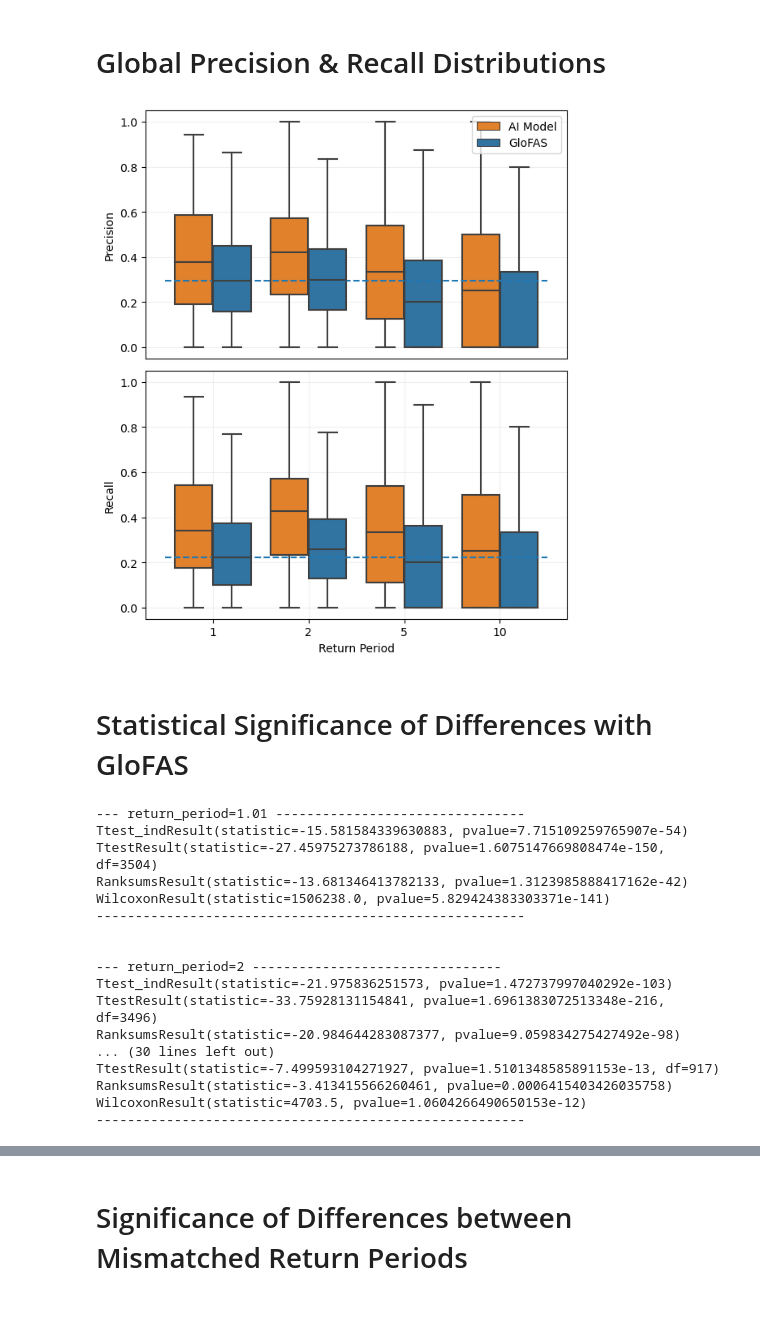
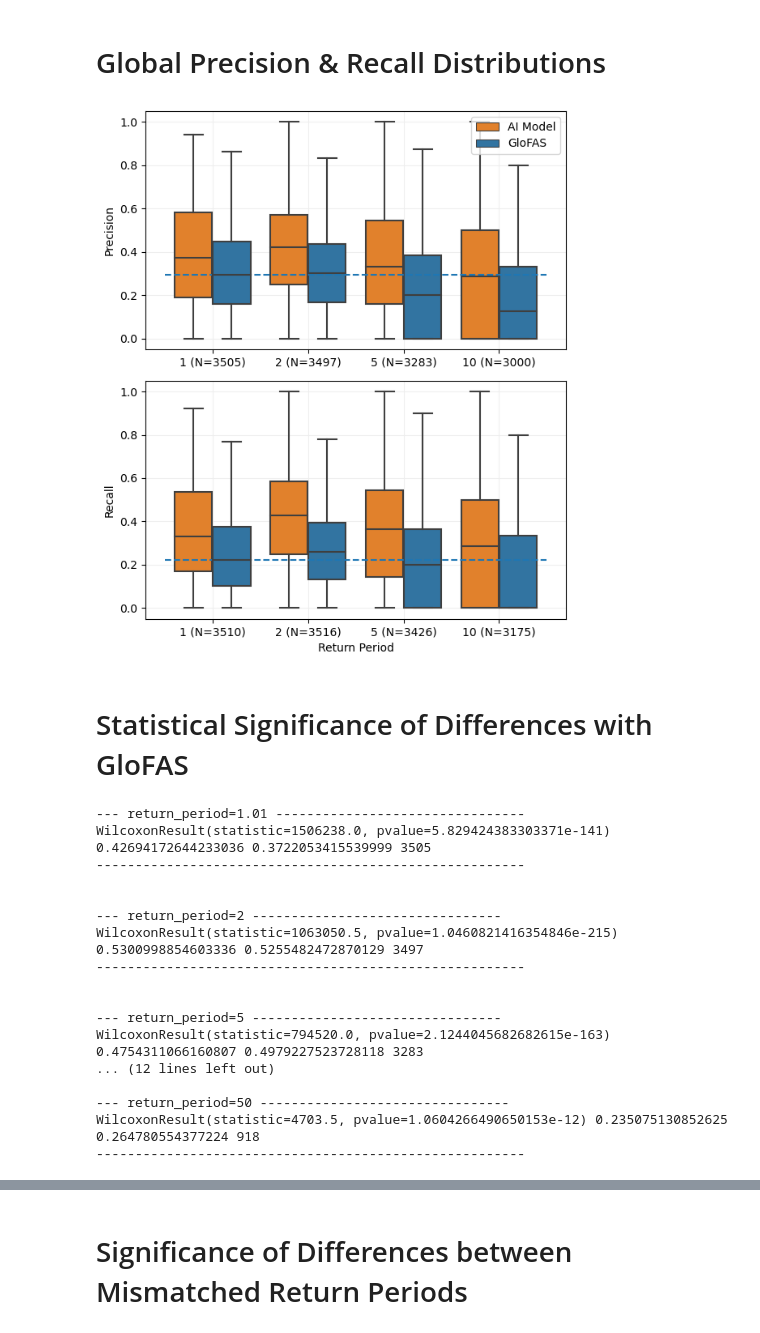
Before and after one commit to google-research-datasets/global_streamflow_model_paper, a Jupyter notebook: notebooks/figure3_return_period_reliability_distributions.ipynb, the cells around one changed output, grey strips where cells are left out. Saved outputs shown, nothing was run; the diff lists cells and outputs as text; code cells hidden in the pictures.

```diff
--- a/notebooks/figure3_return_period_reliability_distributions.ipynb
+++ b/notebooks/figure3_return_period_reliability_distributions.ipynb
@@ -58,55 +59,87 @@ fig, axes = plt.subplots(2, 1, figsize=(6, 7))
 metric = 'Precision'
 df1 = precisions_by_lead_time['google_1980'][baseline_experiment][lead_time][use_return_periods].copy()
 df2 = precisions_by_lead_time['glofas_1980'][comparison_experiment][lead_time][use_return_periods].copy()
+
+# Make sure that we compare apples to apples by dropping any gauge with a nan from either model.
+for return_period in use_return_periods:
+    df_merged = pd.concat(
+        [
+            df1[return_period].rename('google'),
+            df2[return_period].rename('glofas')
+        ], axis=1).dropna()
+    df1[return_period] = df_merged['google'].rename(return_period)
+    df2[return_period] = df_merged['glofas'].rename(return_period)
+
 df1['Model'] = evaluation_utils.EXPERIMENT_NAMES[baseline_experiment]
 df2['Model'] = evaluation_utils.EXPERIMENT_NAMES[comparison_experiment]
 df = pd.concat([df1, df2,], axis=0)
 df.reset_index(inplace=True)
 dd = pd.melt(df, id_vars=['index', 'Model'], value_vars=use_return_periods, var_name='Return Period')
 dd.rename(columns={'value': metric}, inplace=True)
+
+# Add sample size to x-tick labels
+dd.dropna(inplace=True)
 dd['Return Period'] = [int(val) for val in dd['Return Period']]
+return_period_sample_size = dd['Return Period'].value_counts()
+dd['Return Period'] = [f'{val} (N={int(return_period_sample_size[val]/2)})' for val in dd['Return Period']]
 
 bp_colors = [evaluation_utils.COLORS[1], evaluation_utils.COLORS[0]]
 bp = sns.boxplot(ax=axes[0], data=dd, x='Return Period', y=metric, hue='Model', showfliers=False, palette=bp_colors)
 axes[0].grid(c='#EEE')
 axes[0].set_axisbelow(True)
 axes[0].get_legend()
-axes[0].set_xticks([])
+# axes[0].set_xticks([])
 axes[0].set_xlabel(None)
 axes[0].legend(loc='upper right')
 
 axes[0].plot([-0.5, 3.5], [df2[1.01].median()]*2, c=evaluation_utils.COLORS[0], ls='--')
-
 
 # -----
 
 metric = 'Recall'
 df1 = recalls_by_lead_time['google_1980'][baseline_experiment][lead_time][use_return_periods].copy()
 df2 = recalls_by_lead_time['glofas_1980'][comparison_experiment][lead_time][use_return_periods].copy()
+
+# Make sure that we compare apples to apples by dropping any gauge with a nan from either model.
+for return_period in use_return_periods:
+    df_merged = pd.concat(
+        [
+            df1[return_period].rename('google'),
+            df2[return_period].rename('glofas')
+        ], axis=1).dropna()
+    df1[return_period] = df_merged['google'].rename(return_period)
+    df2[return_period] = df_merged['glofas'].rename(return_period)
+
 df1['Model'] = evaluation_utils.EXPERIMENT_NAMES[baseline_experiment]
 df2['Model'] = evaluation_utils.EXPERIMENT_NAMES[comparison_experiment]
-df = pd.concat([df1, df2,], axis=0)
+df = pd.concat([df1, df2], axis=0)
 df.reset_index(inplace=True)
 dd = pd.melt(df, id_vars=['index', 'Model'], value_vars=use_return_periods, var_name='Return Period')
 dd.rename(columns={'value': metric}, inplace=True)
 dd['Return Period'] = [int(val) for val in dd['Return Period']]
+
+# Add sample size to x-tick labels
+dd.dropna(inplace=True)
+dd['Return Period'] = [int(val) for val in dd['Return Period']]
+return_period_sample_size = dd['Return Period'].value_counts()
+dd['Return Period'] = [f'{val} (N={int(return_period_sample_size[val]/2)})' for val in dd['Return Period']]
 
 bp_colors = [evaluation_utils.COLORS[1], evaluation_utils.COLORS[0]]
 bp = sns.boxplot(ax=axes[1], data=dd, x='Return Period', y=metric, hue='Model', showfliers=False, palette=bp_colors)
 axes[1].grid(c='#EEE')
 axes[1].set_axisbelow(True)
 axes[1].legend().remove()
 axes[1].set_xlabel(None)
 # axes[1].set_xticks([])
 axes[1].set_xlabel('Return Period')
 
 axes[1].plot([-0.5, 3.5], [df2[1.01].median()]*2, c=evaluation_utils.COLORS[0], ls='--')
 
 plt.tight_layout()
 
 evaluation_utils.save_figure(data_paths.RETURN_PERIOD_RELIABILITY_DISTRIBUTIONS_FILENAME)
 # %% [output]
-[figure, old version]
+[figure, new version]
 # %% [markdown]
 # Statistical Significance of Differences with GloFAS
 # %%
@@ -119,29 +152,34 @@ for return_period in evaluation_utils.RETURN_PERIODS:
         ],
         axis=1
     ).dropna()
-    print(ttest_ind(precision_tests['glofas'], precision_tests['google']))
-    print(ttest_rel(precision_tests['glofas'], precision_tests['google']))
-    print(ranksums(precision_tests['glofas'], precision_tests['google']))
-    print(wilcoxon(precision_tests['glofas'], precision_tests['google']))
+#     print(ttest_ind(precision_tests['glofas'], precision_tests['google']))
+#     print(ttest_rel(precision_tests['glofas'], precision_tests['google']))
+#     print(ranksums(precision_tests['glofas'], precision_tests['google']))
+    stats = wilcoxon(precision_tests['glofas'], precision_tests['google'])
+    cohen_d = evaluation_utils.cohen_d(precision_tests['google'].values, precision_tests['glofas'].values)
+    zstatistic = norm.isf(stats.pvalue / 2)
+    n = precision_tests.shape[0]
+    effect_size = zstatistic / n**(1/2)
+    print(stats, effect_size, cohen_d, n)
     print('-------------------------------------------------------\n\n')
 # %% [output]
 --- return_period=1.01 --------------------------------
-Ttest_indResult(statistic=-15.581584339630883, pvalue=7.715109259765907e-54)
-TtestResult(statistic=-27.45975273786188, pvalue=1.6075147669808474e-150, df=3504)
-RanksumsResult(statistic=-13.681346413782133, pvalue=1.3123985888417162e-42)
-WilcoxonResult(statistic=1506238.0, pvalue=5.829424383303371e-141)
+WilcoxonResult(statistic=1506238.0, pvalue=5.829424383303371e-141) 0.42694172644233036 0.3722053415539999 3505
 -------------------------------------------------------
 
 
 --- return_period=2 --------------------------------
-Ttest_indResult(statistic=-21.975836251573, pvalue=1.472737997040292e-103)
-TtestResult(statistic=-33.75928131154841, pvalue=1.6961383072513348e-216, df=3496)
-RanksumsResult(statistic=-20.984644283087377, pvalue=9.059834275427492e-98)
-... (30 lines left out)
-TtestResult(statistic=-7.499593104271927, pvalue=1.5101348585891153e-13, df=917)
-RanksumsResult(statistic=-3.413415566260461, pvalue=0.0006415403426035758)
-WilcoxonResult(statistic=4703.5, pvalue=1.0604266490650153e-12)
+WilcoxonResult(statistic=1063050.5, pvalue=1.0460821416354846e-215) 0.5300998854603336 0.5255482472870129 3497
 -------------------------------------------------------
+
+
+--- return_period=5 --------------------------------
+WilcoxonResult(statistic=794520.0, pvalue=2.1244045682682615e-163) 0.4754311066160807 0.4979227523728118 3283
+... (12 lines left out)
+
+--- return_period=50 --------------------------------
+WilcoxonResult(statistic=4703.5, pvalue=1.0604266490650153e-12) 0.235075130852625 0.264780554377224 918
+-------------------------------------------------------
 # %%
 for return_period in evaluation_utils.RETURN_PERIODS:
     print(f'--- {return_period=} --------------------------------')
```
Also changed, not shown: parts of 3 cells of this notebook, 26 other files.
